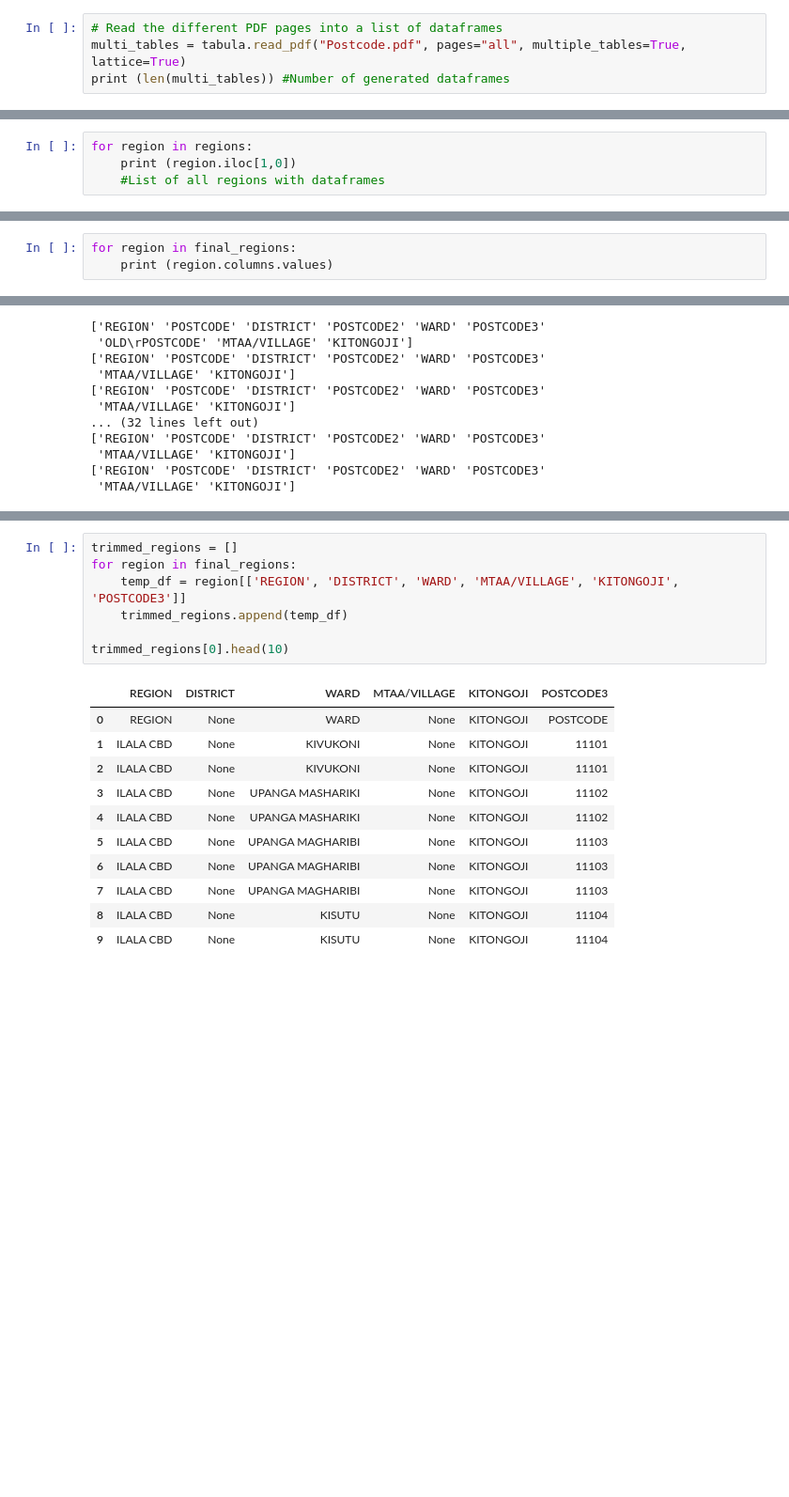
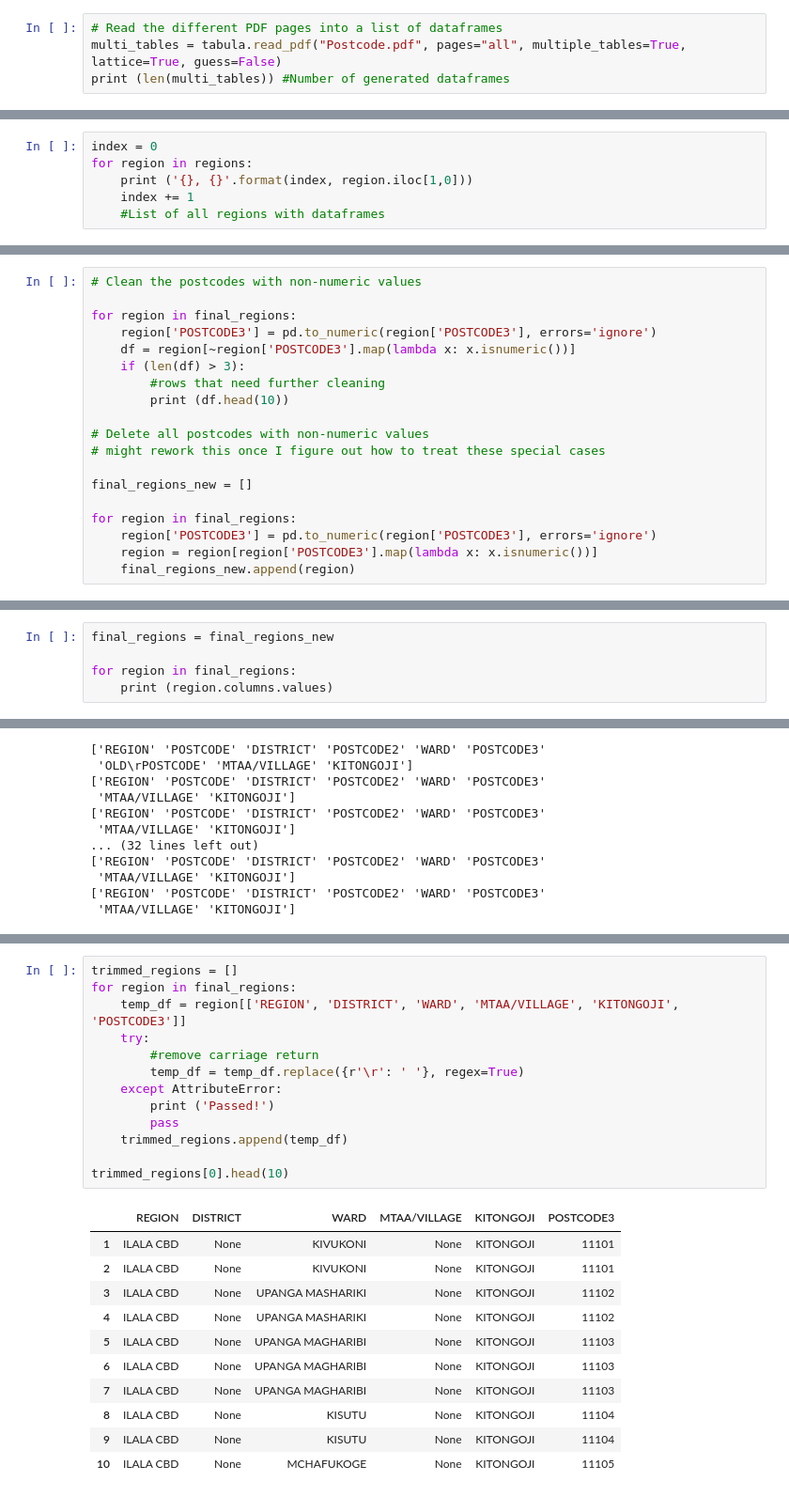
Before and after one commit to stormkilimanjaro/tzpostcodereference, a Jupyter notebook: Import PDF.ipynb, the cells around one changed output, grey strips where cells are left out. Shown: that part at 94% size. Cells and saved outputs as stored; diff of their text form; blank space fills up the shorter version.

```diff
--- a/Import PDF.ipynb
+++ b/Import PDF.ipynb
@@ -11,7 +12,7 @@ print (len(df))
 33
 # %%
 # Read the different PDF pages into a list of dataframes
-multi_tables = tabula.read_pdf("Postcode.pdf", pages="all", multiple_tables=True, lattice=True)
+multi_tables = tabula.read_pdf("Postcode.pdf", pages="all", multiple_tables=True, lattice=True, guess=False)
 print (len(multi_tables)) #Number of generated dataframes
 # %% [output]
 1789
@@ -65,5 +85,7 @@ regions = combine_tables(multi_tables)
 # %%
+index = 0
 for region in regions:
-    print (region.iloc[1,0])
+    print ('{}, {}'.format(index, region.iloc[1,0]))
+    index += 1
     #List of all regions with dataframes
 # %% [output]
@@ -202,0 +204,19 @@ final_regions[0].tail(100)
+# %%
+# Clean the postcodes with non-numeric values
+
+for region in final_regions:
+    region['POSTCODE3'] = pd.to_numeric(region['POSTCODE3'], errors='ignore')
+    df = region[~region['POSTCODE3'].map(lambda x: x.isnumeric())]
+    if (len(df) > 3):
+        #rows that need further cleaning
+        print (df.head(10))
+
+# Delete all postcodes with non-numeric values
+# might rework this once I figure out how to treat these special cases
+
+final_regions_new = []
+
+for region in final_regions:
+    region['POSTCODE3'] = pd.to_numeric(region['POSTCODE3'], errors='ignore')
+    region = region[region['POSTCODE3'].map(lambda x: x.isnumeric())]
+    final_regions_new.append(region)
@@ -203,6 +241,8 @@ final_regions[0].tail(100)
 # %% [markdown]
 #### Attempting to combine all the regions into one table
 # %%
+final_regions = final_regions_new
+
 for region in final_regions:
     print (region.columns.values)
 # %% [output]
@@ -231,13 +282,18 @@ final_regions[0]['MTAA/VILLAGE'] = None
 # %%
 trimmed_regions = []
 for region in final_regions:
     temp_df = region[['REGION', 'DISTRICT', 'WARD', 'MTAA/VILLAGE', 'KITONGOJI', 'POSTCODE3']]
+    try:
+        #remove carriage return
+        temp_df = temp_df.replace({r'\r': ' '}, regex=True)
+    except AttributeError:
+        print ('Passed!')
+        pass
     trimmed_regions.append(temp_df)
 
 trimmed_regions[0].head(10)
 # %% [output]
 |  | REGION | DISTRICT | WARD | MTAA/VILLAGE | KITONGOJI | POSTCODE3 |
-| 0 | REGION | None | WARD | None | KITONGOJI | POSTCODE |
 | 1 | ILALA CBD | None | KIVUKONI | None | KITONGOJI | 11101 |
 | 2 | ILALA CBD | None | KIVUKONI | None | KITONGOJI | 11101 |
 | 3 | ILALA CBD | None | UPANGA MASHARIKI | None | KITONGOJI | 11102 |
@@ -247,3 +303,4 @@ trimmed_regions[0].head(10)
 | 7 | ILALA CBD | None | UPANGA MAGHARIBI | None | KITONGOJI | 11103 |
 | 8 | ILALA CBD | None | KISUTU | None | KITONGOJI | 11104 |
 | 9 | ILALA CBD | None | KISUTU | None | KITONGOJI | 11104 |
+| 10 | ILALA CBD | None | MCHAFUKOGE | None | KITONGOJI | 11105 |
```
Also changed, not shown: parts of 13 cells of this notebook, 8 other files.
